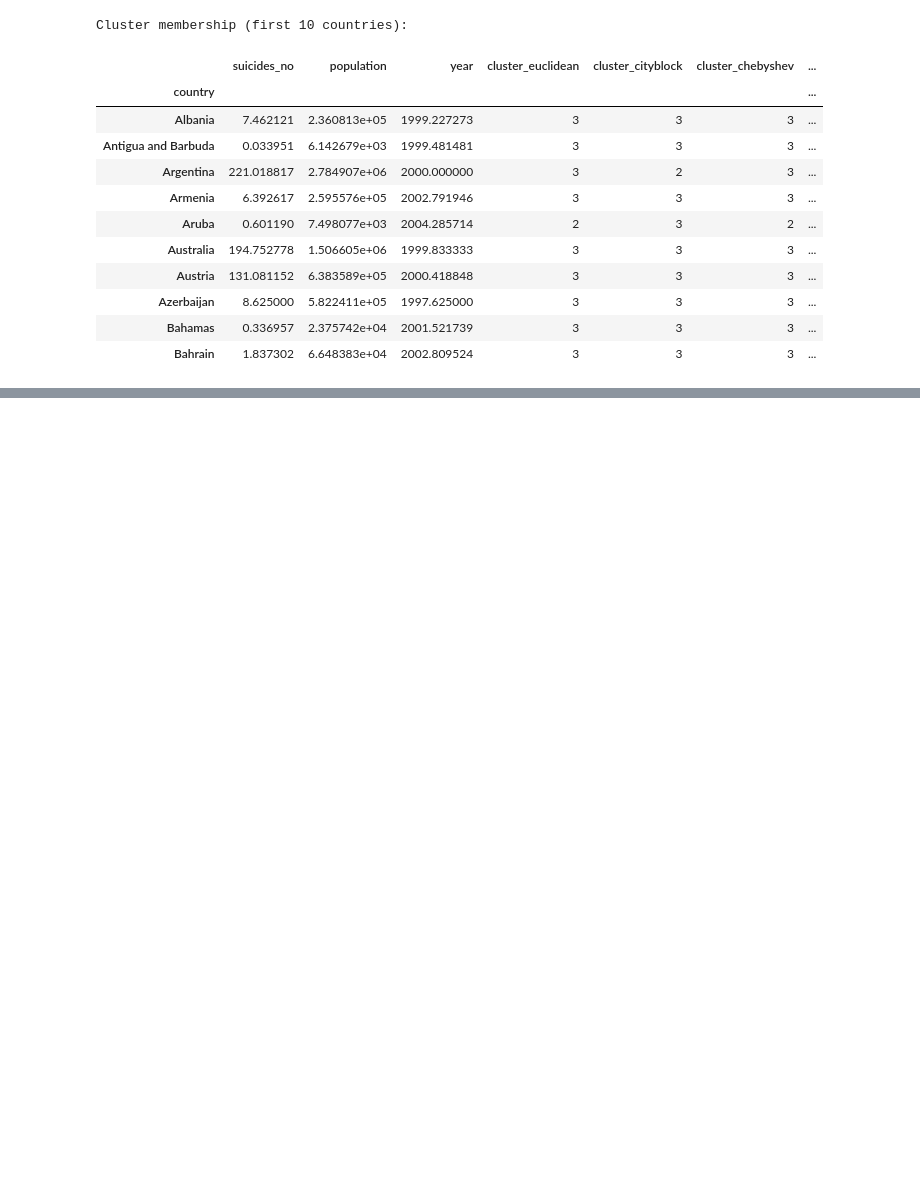
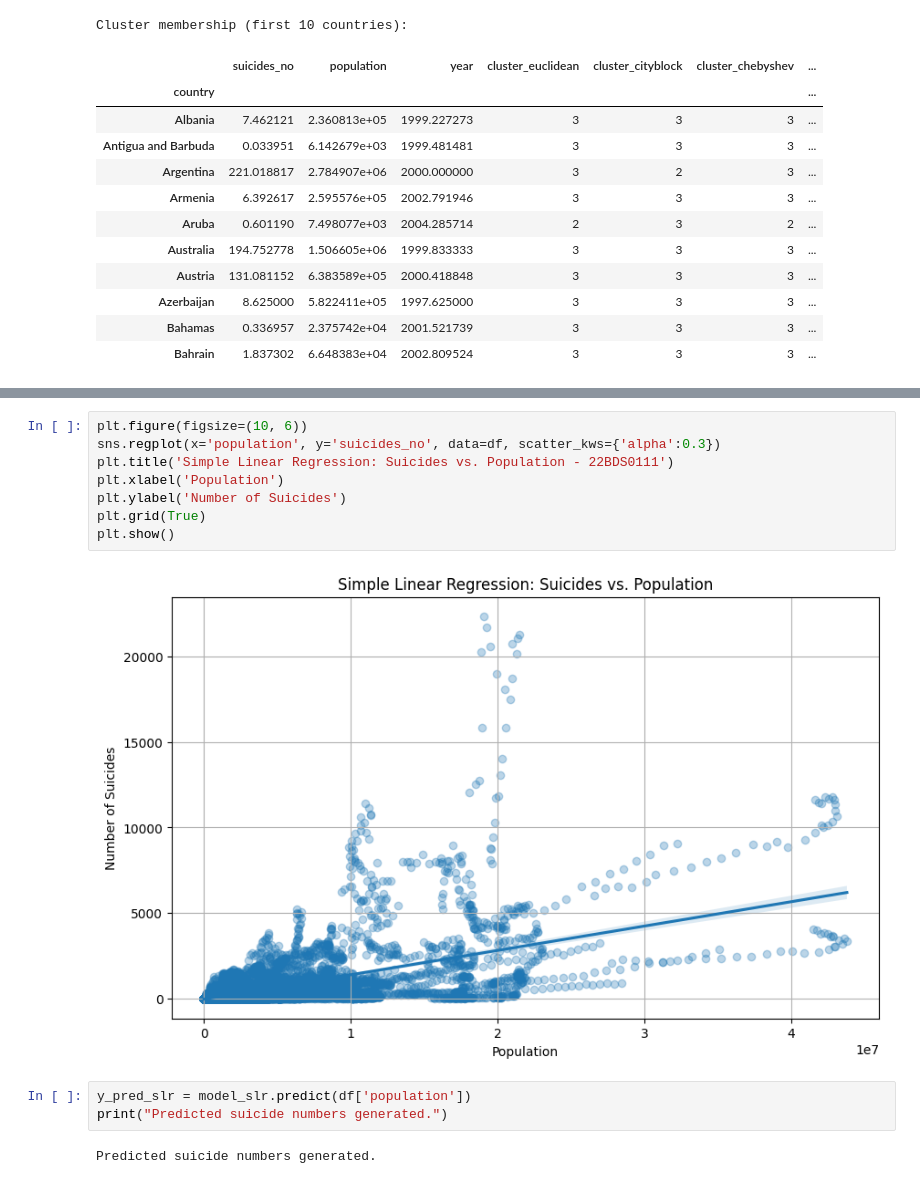
Before and after one commit to Ashwin-S-Narayanan-2005/BCSE331L-Exploratory-Data-Analysis-Course-Project, a Jupyter notebook: 22BDS0111.ipynb, the cells around one changed output, grey strips where cells are left out. Saved outputs shown, nothing was run; the diff lists cells and outputs as text; blank space fills up the shorter version.

```diff
--- a/22BDS0111.ipynb
+++ b/22BDS0111.ipynb
@@ -595,0 +674,15 @@ Cluster membership (first 10 countries):
+# %%
+plt.figure(figsize=(10, 6))
+sns.regplot(x='population', y='suicides_no', data=df, scatter_kws={'alpha':0.3})
+plt.title('Simple Linear Regression: Suicides vs. Population - 22BDS0111')
+plt.xlabel('Population')
+plt.ylabel('Number of Suicides')
+plt.grid(True)
+plt.show()
+# %% [output]
+[figure, added]
+# %%
+y_pred_slr = model_slr.predict(df['population'])
+print("Predicted suicide numbers generated.")
+# %% [output]
+Predicted suicide numbers generated.
```
Also changed, not shown: parts of 16 cells of this notebook.
